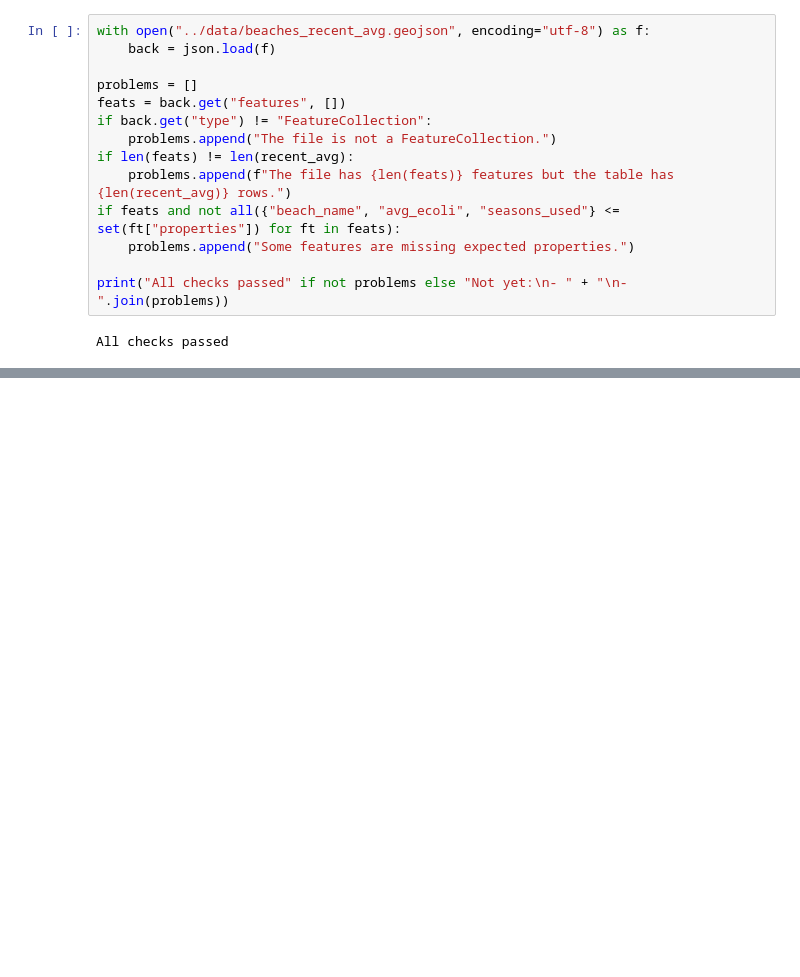
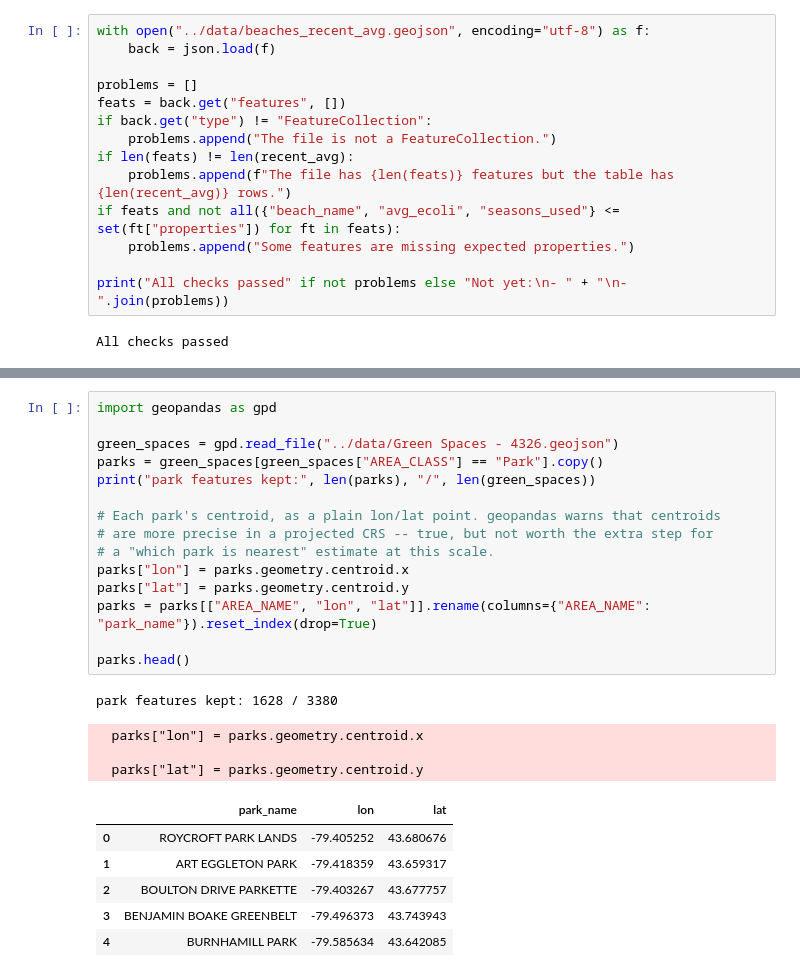
Before and after one commit to Leokg00/MVP, a Jupyter notebook: notebooks/beach_quality.ipynb, the cells around one changed output, grey strips where cells are left out. Saved outputs shown, nothing was run; the diff lists cells and outputs as text; blank space fills up the shorter version.

```diff
--- a/notebooks/beach_quality.ipynb
+++ b/notebooks/beach_quality.ipynb
@@ -360,0 +369,26 @@ All checks passed
+# %%
+import geopandas as gpd
+
+green_spaces = gpd.read_file("../data/Green Spaces - 4326.geojson")
+parks = green_spaces[green_spaces["AREA_CLASS"] == "Park"].copy()
+print("park features kept:", len(parks), "/", len(green_spaces))
+
+# Each park's centroid, as a plain lon/lat point. geopandas warns that centroids
+# are more precise in a projected CRS -- true, but not worth the extra step for
+# a "which park is nearest" estimate at this scale.
+parks["lon"] = parks.geometry.centroid.x
+parks["lat"] = parks.geometry.centroid.y
+parks = parks[["AREA_NAME", "lon", "lat"]].rename(columns={"AREA_NAME": "park_name"}).reset_index(drop=True)
+
+parks.head()
+# %% [output]
+park features kept: 1628 / 3380
+  parks["lon"] = parks.geometry.centroid.x
+
+  parks["lat"] = parks.geometry.centroid.y
+|  | park_name | lon | lat |
+| 0 | ROYCROFT PARK LANDS | -79.405252 | 43.680676 |
+| 1 | ART EGGLETON PARK | -79.418359 | 43.659317 |
+| 2 | BOULTON DRIVE PARKETTE | -79.403267 | 43.677757 |
+| 3 | BENJAMIN BOAKE GREENBELT | -79.496373 | 43.743943 |
+| 4 | BURNHAMILL PARK | -79.585634 | 43.642085 |
```
Also changed, not shown: parts of 7 cells of this notebook, 6 other files.
